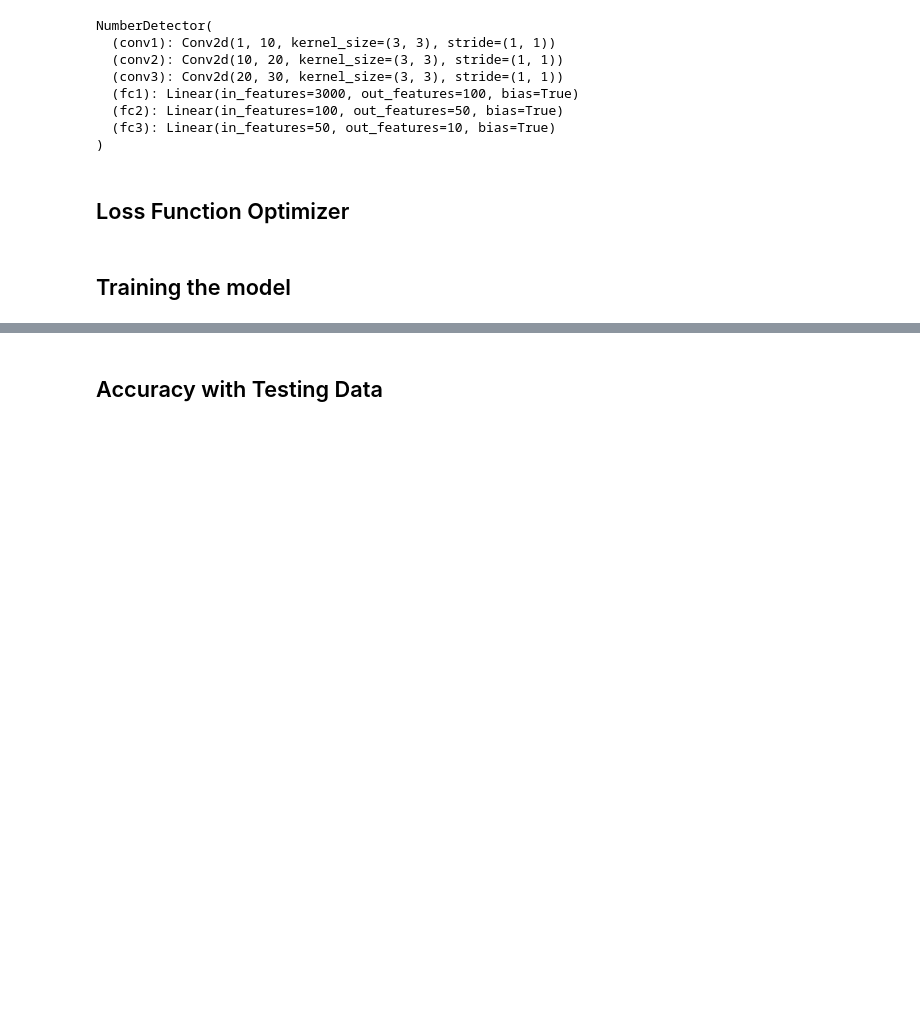
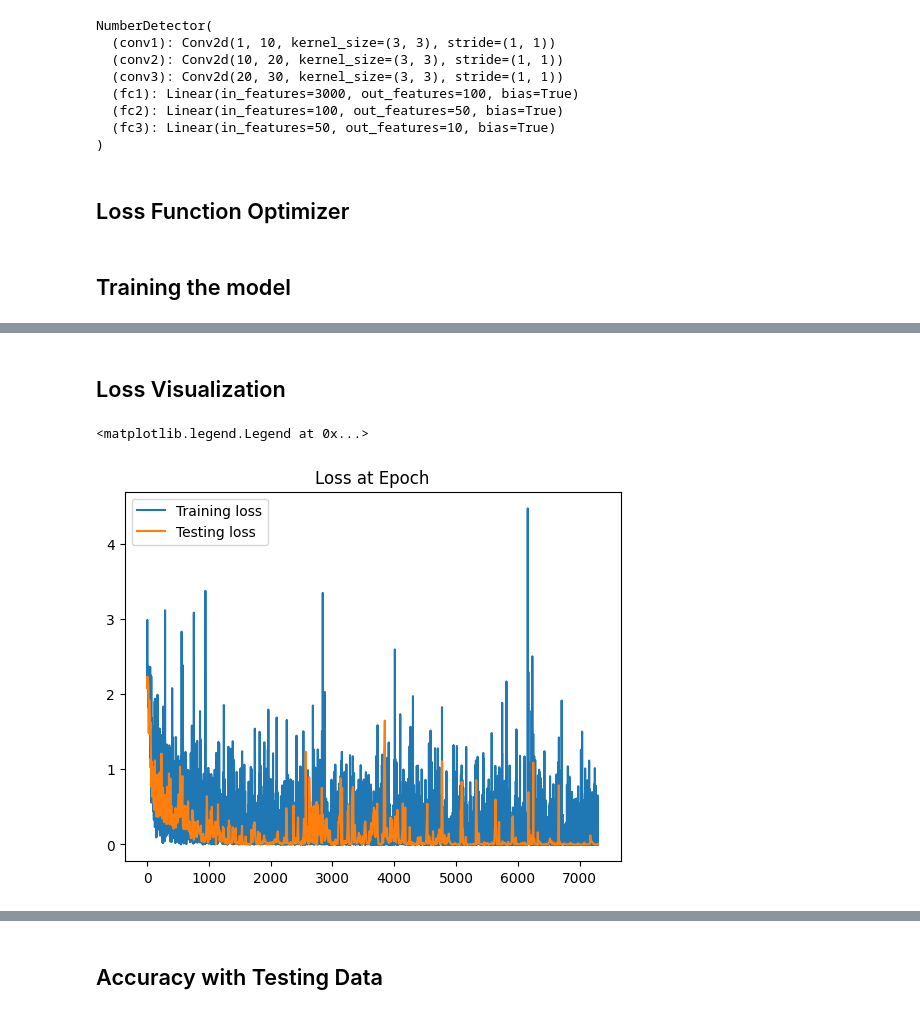
Before and after one commit to gautam-pai/Handwritten-Digit-Recognition, a Jupyter notebook: Hand_Written_Number_Recognition.ipynb, the cells around one changed output, grey strips where cells are left out. Drawn from its saved outputs; the diff is of its cells as text; code cells hidden in the pictures; blank space fills up the shorter version.

```diff
--- a/Hand_Written_Number_Recognition.ipynb
+++ b/Hand_Written_Number_Recognition.ipynb
@@ -145,11 +145,18 @@ test_correct=[]
 
 
 for i in range(epochs):
+  trn_corr=0
+  tst_corr=0
   ## Train Data
   for b,(X_Train,y_train) in enumerate(train_loader):
     b+=1
     y_pred=Detector(X_Train)
     loss=criterion(y_pred,y_train)
+
+    predicted=torch.max(y_pred.data,1)[1]
+    batch_corr=(predicted==y_train).sum()
+    trn_corr+=batch_corr
+
     ## Optimization of weights
     optimizer.zero_grad()
     loss.backward()
@@ -159,6 +166,19 @@ for i in range(epochs):
     if b%100==0:
       print(f'Epoch: {i}  Batch: {b}  Loss:{loss.item()}')
 
+    train_losses.append(loss)
+    train_correct.append(trn_corr)
+
+    ## Testing
+    with torch.no_grad():
+      for b,(X_test,y_test) in enumerate(test_loader):
+        y_val=Detector(X_test)
+        predicted=torch.max(y_val.data,1)[1]
+        tst_corr+=(predicted==y_test).sum()
+
+    loss=criterion(y_val,y_test)
+    test_losses.append(loss)
+    test_correct.append(tst_corr)
 current_time=time.time()
 print(f'Total time taken to finish the training = {(current_time-start_time)/60 } mins')
 # %% [output]
@@ -181,0 +202,12 @@ Total time taken to finish the training = 1.7892930030822753 mins
+# %% [markdown]
+## Loss Visualization
+# %%
+train_losses= [tl.item() for tl in train_losses]
+
+plt.plot(train_losses,label="Training loss")
+plt.plot(test_losses,label="Testing loss")
+plt.title("Loss at Epoch")
+plt.legend()
+# %% [output]
+<matplotlib.legend.Legend at 0x...>
+[figure, added]
```
Also changed, not shown: parts of 8 cells of this notebook.
